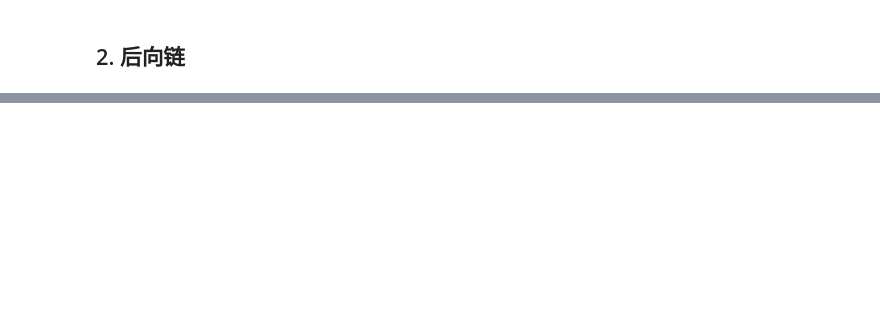
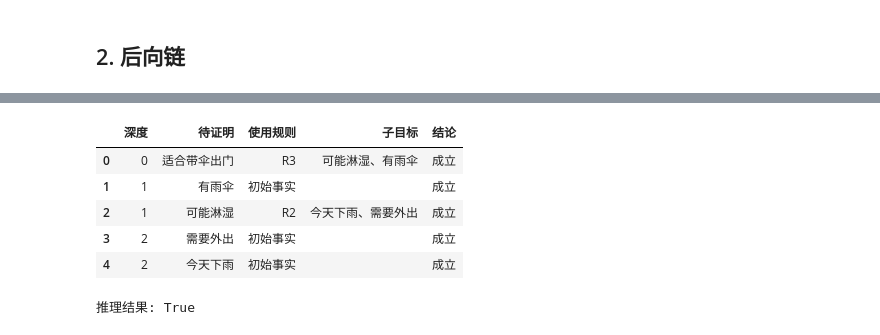
Before and after one commit to zhesun-0209/ai-thinking-labs, a Jupyter notebook: notebooks/ch06_forward_backward_chain.ipynb, the cells around one changed output, grey strips where cells are left out. Drawn from its saved outputs; the diff is of its cells as text; code cells hidden in the pictures; blank space fills up the shorter version.

```diff
--- a/notebooks/ch06_forward_backward_chain.ipynb
+++ b/notebooks/ch06_forward_backward_chain.ipynb
@@ -98,0 +143,73 @@ display(backward_chain_table())
+# %%
+# 后向链：从目标倒推需要哪些前提，再逐个证明这些前提。
+def backward_chain(goal, initial_facts, rules):
+    rows = []
+    active = set()
+
+    def prove(target, depth=0):
+        if target in initial_facts:
+            rows.append({
+                "深度": depth,
+                "待证明": target,
+                "使用规则": "初始事实",
+                "子目标": "",
+                "结论": "成立",
+            })
+            return True
+
+        if target in active:
+            rows.append({
+                "深度": depth,
+                "待证明": target,
+                "使用规则": "循环依赖",
+                "子目标": "",
+                "结论": "失败",
+            })
+            return False
+
+        active.add(target)
+        matched = [rule for rule in rules if rule["then"] == target]
+        if not matched:
+            active.remove(target)
+            rows.append({
+                "深度": depth,
+                "待证明": target,
+                "使用规则": "无可用规则",
+                "子目标": "",
+                "结论": "失败",
+            })
+            return False
+
+        for rule in matched:
+            subgoals = rule["facts"]
+            ok = all(prove(item, depth + 1) for item in subgoals)
+            rows.append({
+                "深度": depth,
+                "待证明": target,
+                "使用规则": rule["id"],
+                "子目标": "、".join(subgoals),
+                "结论": "成立" if ok else "失败",
+            })
+            if ok:
+                active.remove(target)
+                return True
+
+        active.remove(target)
+        return False
+
+    success = prove(goal)
+    trace = pd.DataFrame(rows)
+    return success, trace.sort_index(ascending=False).reset_index(drop=True)
+
+
+backward_success, backward_trace = backward_chain(goal, initial_facts, rules)
+display(backward_trace)
+print("推理结果:", backward_success)
+# %% [output]
+|  | 深度 | 待证明 | 使用规则 | 子目标 | 结论 |
+| 0 | 0 | 适合带伞出门 | R3 | 可能淋湿、有雨伞 | 成立 |
+| 1 | 1 | 有雨伞 | 初始事实 |  | 成立 |
+| 2 | 1 | 可能淋湿 | R2 | 今天下雨、需要外出 | 成立 |
+| 3 | 2 | 需要外出 | 初始事实 |  | 成立 |
+| 4 | 2 | 今天下雨 | 初始事实 |  | 成立 |
+推理结果: True
```
Also changed, not shown: parts of 12 cells of this notebook, 48 other files.
